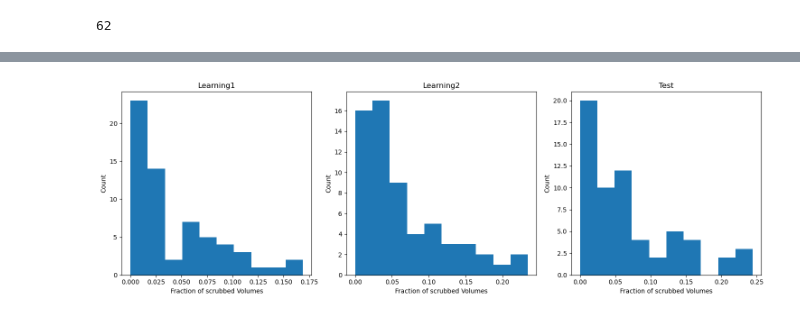
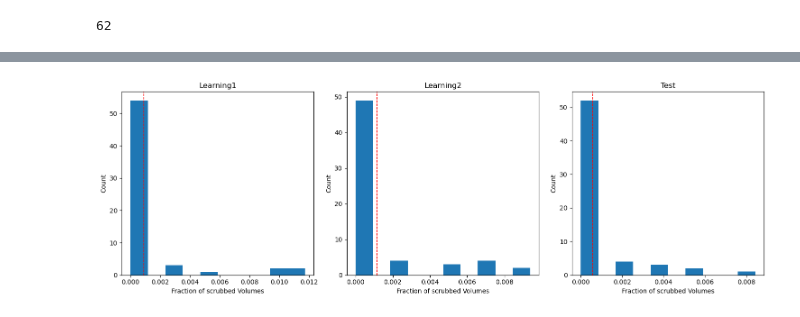
Before and after one commit to hugofluhr/learning-habits-analysis, a Jupyter notebook: notebooks/inspect_scrubbed_volumes.ipynb, the cells around one changed output, grey strips where cells are left out. Cells and saved outputs as stored; diff of their text form; code cells hidden in the pictures.

Commit message:
looking at parameter influence on scrubbing

```diff
--- a/notebooks/inspect_scrubbed_volumes.ipynb
+++ b/notebooks/inspect_scrubbed_volumes.ipynb
@@ -33,16 +29,29 @@ all_volumes = np.zeros((len(subjects), 3))
 all_volumes[:, :2] = N_learning
 all_volumes[:, 2] = N_test
 # %%
-valid_volumes = np.zeros((len(subjects), 3))
+fd_thresholds = [0.3, 0.5, 0.75, 1, 2]
+std_dvars_thresholds = [1, 1.5, 2, 2.5, 3, 5]
+prop_valid = np.zeros((len(fd_thresholds), len(std_dvars_thresholds)))
 
-for i, sub in enumerate(subjects):
-    for j, run in enumerate(sub.runs):
-        N_block = all_volumes[i,j]
-        img_path = sub.img.get(run)
-        _, sample_mask  = load_confounds(img_path,
-                                         strategy=('motion','high_pass','wm_csf',
-                                                   'scrub'),
-                                         scrub=3,
-                                         fd_threshold=.5,
-                                         std_dvars_threshold=3) # type: ignore
-        valid_volumes[i,j] = len(sample_mask) if sample_mask is not None else N_block
+for i_fd, fd_t in enumerate(fd_thresholds):
+    for j_sd, sd_t in enumerate(std_dvars_thresholds):
+        total_valid = 0
+        total_vols = 0
+        for i, sub in enumerate(subjects):
+            for j, run in enumerate(sub.runs):
+                N_block = all_volumes[i, j]
+                img_path = sub.img.get(run)
+                _, sample_mask = load_confounds(
+                    img_path,
+                    strategy=('motion','high_pass','wm_csf','scrub'),
+                    scrub=3,
+                    fd_threshold=fd_t,
+                    std_dvars_threshold=sd_t
+                )
+                valid = len(sample_mask) if sample_mask is not None else N_block
+                total_valid += valid
+                total_vols += N_block
+        prop_valid[i_fd, j_sd] = total_valid / total_vols
+
+print("Proportion of valid volumes (averaged):")
+print(prop_valid)
@@ -51,25 +88,28 @@ scrubbed_volumes = (all_volumes - valid_volumes)/all_volumes
 # %%
 fig, axes = plt.subplots(1, 3, figsize=(15, 5))
 
 axes[0].hist(scrubbed_volumes[:, 0], bins=10, label='learning1')
+axes[0].axvline(scrubbed_volumes[:, 0].mean(), color='red', linestyle='dashed', linewidth=1)
 axes[0].set_title('Learning1')
 axes[0].set_xlabel('Fraction of scrubbed Volumes')
 axes[0].set_ylabel('Count')
 
 axes[1].hist(scrubbed_volumes[:, 1], bins=10, label='learning2')
+axes[1].axvline(scrubbed_volumes[:, 1].mean(), color='red', linestyle='dashed', linewidth=1)
 axes[1].set_title('Learning2')
 axes[1].set_xlabel('Fraction of scrubbed Volumes')
 axes[1].set_ylabel('Count')
 
 axes[2].hist(scrubbed_volumes[:, 2], bins=10, label='test')
+axes[2].axvline(scrubbed_volumes[:, 2].mean(), color='red', linestyle='dashed', linewidth=1)
 axes[2].set_title('Test')
 axes[2].set_xlabel('Fraction of scrubbed Volumes')
 axes[2].set_ylabel('Count')
 
 plt.tight_layout()
 plt.show()
 # %% [output]
-[figure, old version]
+[figure, new version]
 # %%
 # exclusion threshold
 max_scrub = 0.2
```
Also changed, not shown: parts of 4 cells of this notebook.
